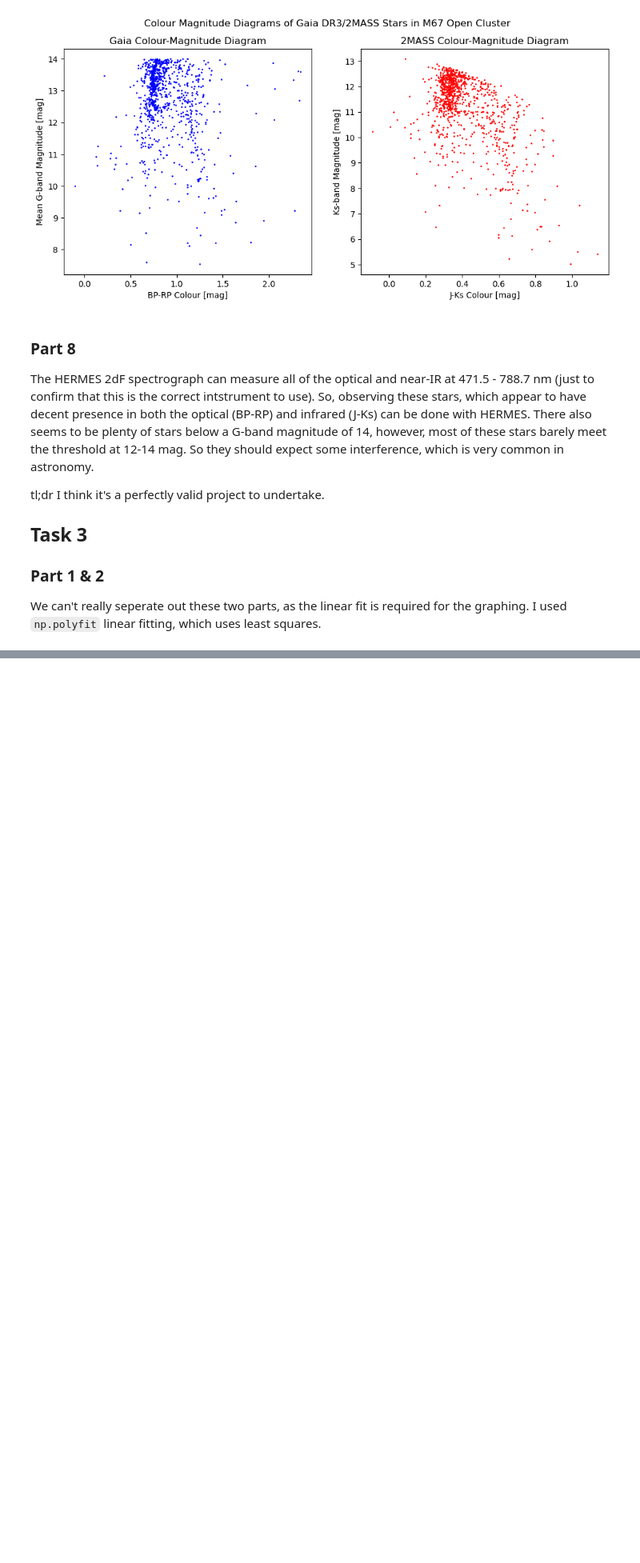
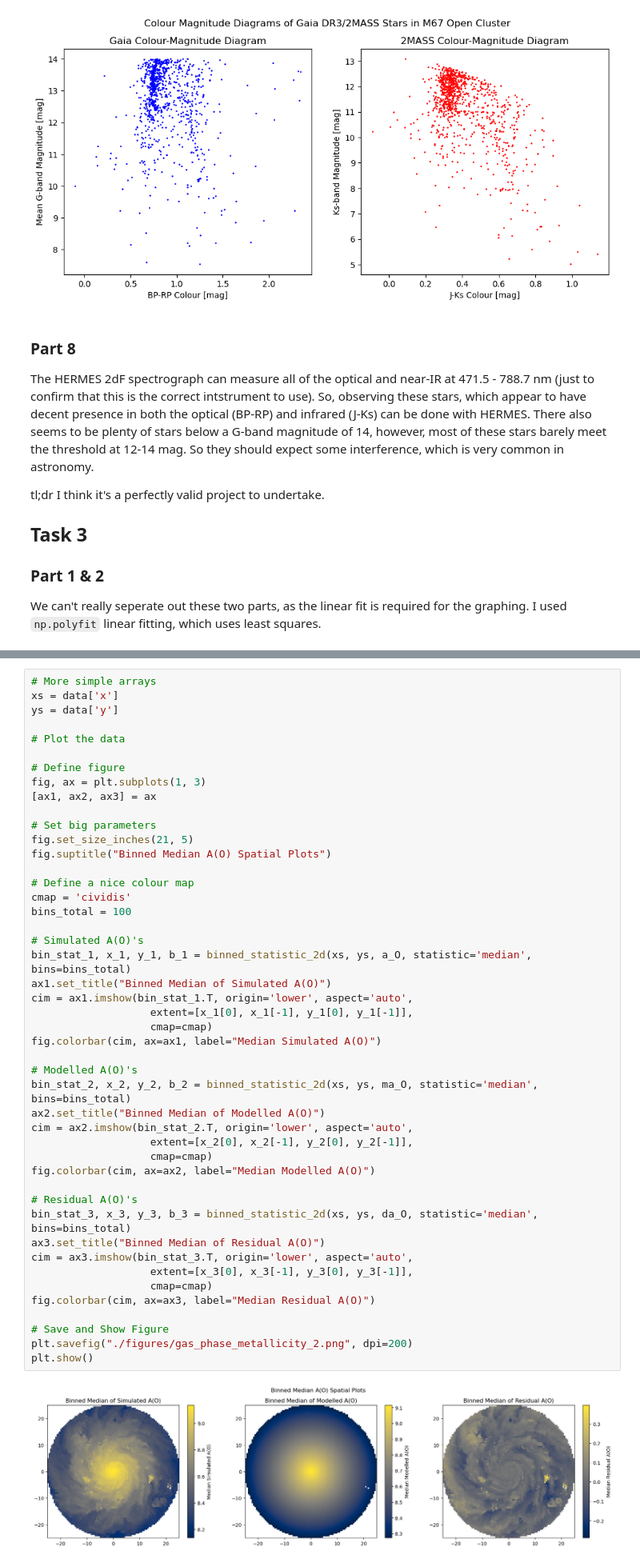
Before and after one commit to Olivex727/olivia-astr4004-ass3, a Jupyter notebook: u7280249.ipynb, the cells around one changed output, grey strips where cells are left out. Shown at 80% size. Drawn from its saved outputs; the diff is of its cells as text; blank space fills up the shorter version.

```diff
--- a/u7280249.ipynb
+++ b/u7280249.ipynb
@@ -356,0 +387,48 @@ Reesiduals?
+# %%
+# More simple arrays
+xs = data['x']
+ys = data['y']
+
+# Plot the data
+
+# Define figure
+fig, ax = plt.subplots(1, 3)
+[ax1, ax2, ax3] = ax
+
+# Set big parameters
+fig.set_size_inches(21, 5)
+fig.suptitle("Binned Median A(O) Spatial Plots")
+
+# Define a nice colour map
+cmap = 'cividis'
+bins_total = 100
+
+# Simulated A(O)'s
+bin_stat_1, x_1, y_1, b_1 = binned_statistic_2d(xs, ys, a_O, statistic='median', bins=bins_total)
+ax1.set_title("Binned Median of Simulated A(O)")
+cim = ax1.imshow(bin_stat_1.T, origin='lower', aspect='auto',
+                   extent=[x_1[0], x_1[-1], y_1[0], y_1[-1]],
+                   cmap=cmap)
+fig.colorbar(cim, ax=ax1, label="Median Simulated A(O)")
+
+# Modelled A(O)'s
+bin_stat_2, x_2, y_2, b_2 = binned_statistic_2d(xs, ys, ma_O, statistic='median', bins=bins_total)
+ax2.set_title("Binned Median of Modelled A(O)")
+cim = ax2.imshow(bin_stat_2.T, origin='lower', aspect='auto',
+                   extent=[x_2[0], x_2[-1], y_2[0], y_2[-1]],
+                   cmap=cmap)
+fig.colorbar(cim, ax=ax2, label="Median Modelled A(O)")
+
+# Residual A(O)'s
+bin_stat_3, x_3, y_3, b_3 = binned_statistic_2d(xs, ys, da_O, statistic='median', bins=bins_total)
+ax3.set_title("Binned Median of Residual A(O)")
+cim = ax3.imshow(bin_stat_3.T, origin='lower', aspect='auto',
+                   extent=[x_3[0], x_3[-1], y_3[0], y_3[-1]],
+                   cmap=cmap)
+fig.colorbar(cim, ax=ax3, label="Median Residual A(O)")
+
+# Save and Show Figure
+plt.savefig("./figures/gas_phase_metallicity_2.png", dpi=200)
+plt.show()
+# %% [output]
+[figure, added]
```
Also changed, not shown: parts of 12 cells of this notebook, 3 other files.
